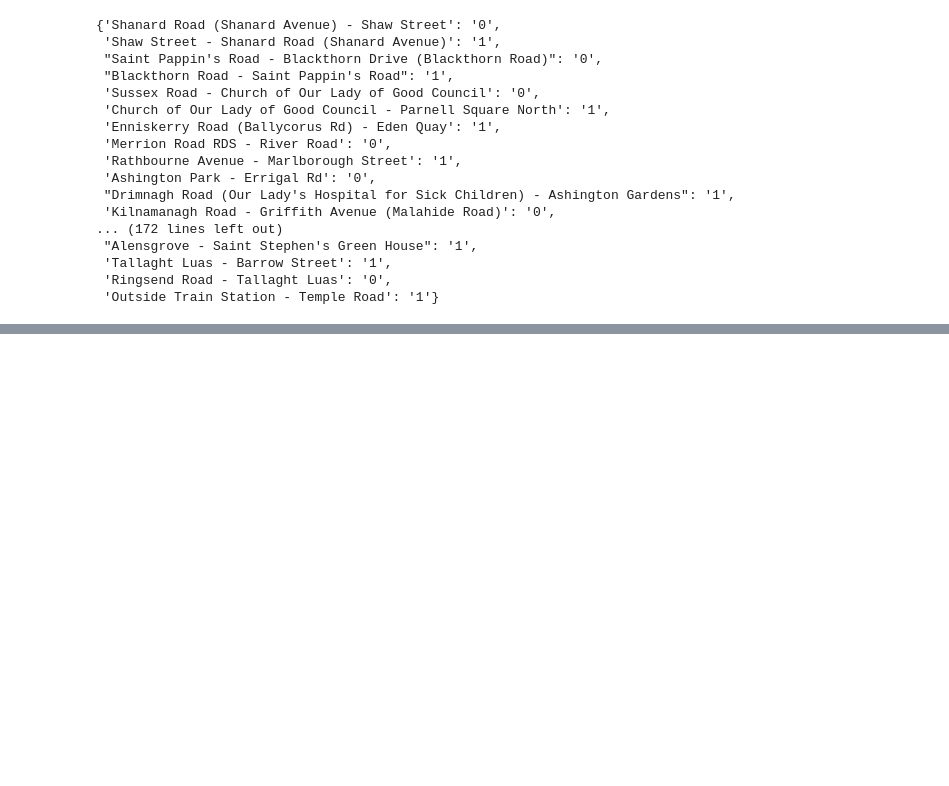
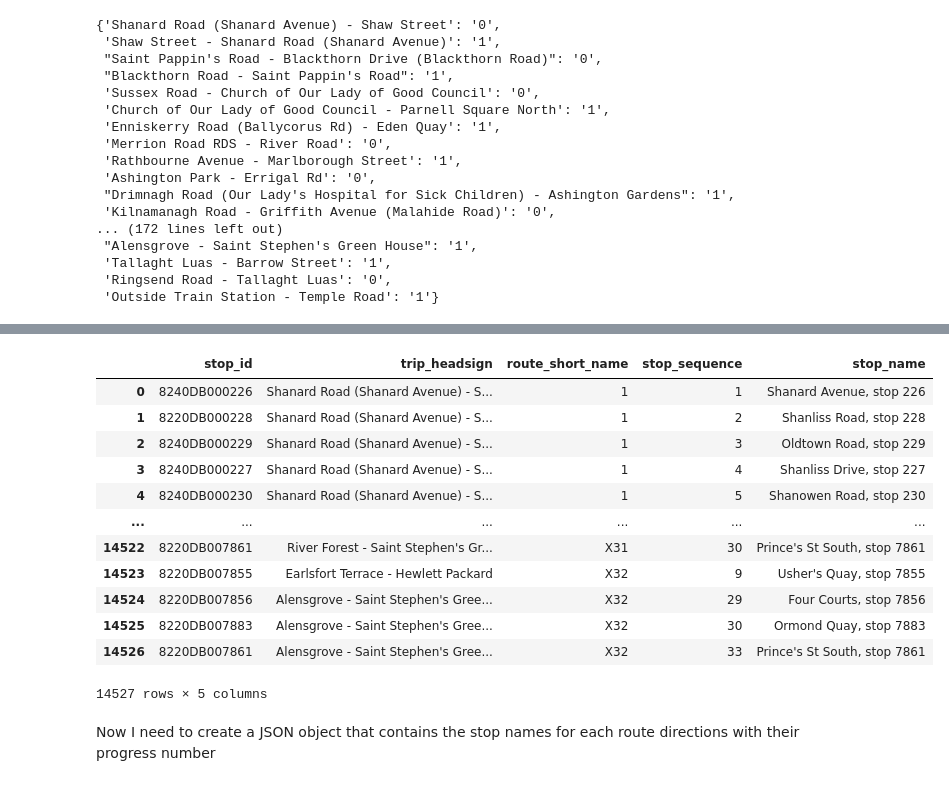
Before and after one commit to kevinobrien97/comp47360_SummerGroupProject, a Jupyter notebook: database/ModelInputs.ipynb, the cells around one changed output, grey strips where cells are left out. Saved outputs shown, nothing was run; the diff lists cells and outputs as text; code cells hidden in the pictures; blank space fills up the shorter version.

Commit message:
Create JSON object to look up stop_name in each route + get progr number

```diff
--- a/database/ModelInputs.ipynb
+++ b/database/ModelInputs.ipynb
@@ -138,0 +173,5 @@ with open('../dubbus/models/direction_id.json', 'w') as outfile:
+# %%
+# getting the subset of rows that are unique based on the 'stop_id', 'trip_headsign', 'route_short_name'
+stops_route_headsign = stop_times_updated[['stop_id', 'trip_headsign', 'route_short_name', 'stop_sequence']].drop_duplicates()
+# %%
+stops_route_headsign = stops_route_headsign.reset_index(drop=True)
@@ -138,0 +196,2 @@ with open('../dubbus/models/direction_id.json', 'w') as outfile:
+# %%
+stops = pd.read_csv('gtfs_files/stops.txt')
@@ -138,0 +214,21 @@ with open('../dubbus/models/direction_id.json', 'w') as outfile:
+# %%
+# merge to get stop_name
+stops_route_headsign = stops_route_headsign.merge(stops[['stop_id', 'stop_name']], on=['stop_id'], how='left')
+# %%
+stops_route_headsign
+# %% [output]
+|  | stop_id | trip_headsign | route_short_name | stop_sequence | stop_name |
+| 0 | 8240DB000226 | Shanard Road (Shanard Avenue) - S... | 1 | 1 | Shanard Avenue, stop 226 |
+| 1 | 8220DB000228 | Shanard Road (Shanard Avenue) - S... | 1 | 2 | Shanliss Road, stop 228 |
+| 2 | 8240DB000229 | Shanard Road (Shanard Avenue) - S... | 1 | 3 | Oldtown Road, stop 229 |
+| 3 | 8240DB000227 | Shanard Road (Shanard Avenue) - S... | 1 | 4 | Shanliss Drive, stop 227 |
+| 4 | 8240DB000230 | Shanard Road (Shanard Avenue) - S... | 1 | 5 | Shanowen Road, stop 230 |
+| ... | ... | ... | ... | ... | ... |
+| 14522 | 8220DB007861 | River Forest - Saint Stephen's Gr... | X31 | 30 | Prince's St South, stop 7861 |
+| 14523 | 8220DB007855 | Earlsfort Terrace - Hewlett Packard | X32 | 9 | Usher's Quay, stop 7855 |
+| 14524 | 8220DB007856 | Alensgrove - Saint Stephen's Gree... | X32 | 29 | Four Courts, stop 7856 |
+| 14525 | 8220DB007883 | Alensgrove - Saint Stephen's Gree... | X32 | 30 | Ormond Quay, stop 7883 |
+| 14526 | 8220DB007861 | Alensgrove - Saint Stephen's Gree... | X32 | 33 | Prince's St South, stop 7861 |
+14527 rows × 5 columns
+# %% [markdown]
+Now I need to create a JSON object that contains the stop names for each route directions with their progress number
```
Also changed, not shown: parts of 16 cells of this notebook, 1 other file.
